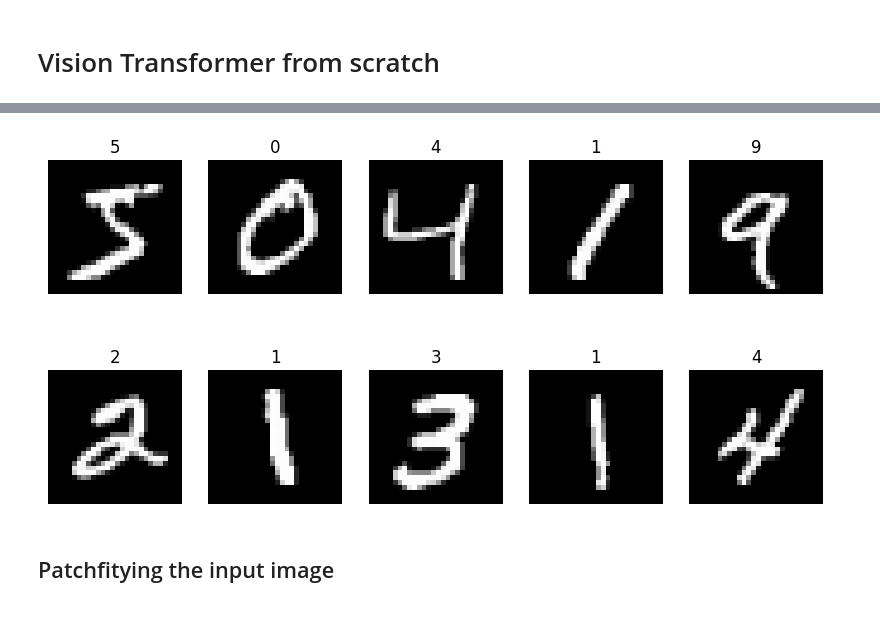
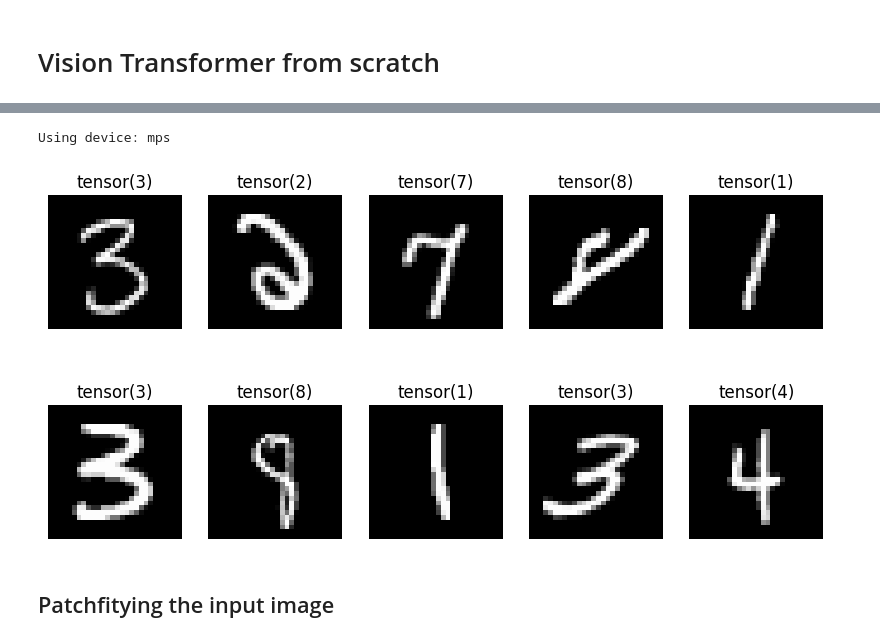
Before and after one commit to amirhossein-razlighi/100_days_of_computer_vision, a Jupyter notebook: FromScratch/ViT/main.ipynb, the cells around one changed output, grey strips where cells are left out. Saved outputs shown, nothing was run; the diff lists cells and outputs as text; code cells hidden in the pictures.

```diff
--- a/FromScratch/ViT/main.ipynb
+++ b/FromScratch/ViT/main.ipynb
@@ -16,27 +22,27 @@ mx.random.seed(0)
-# %%
-# Load the MNIST dataset
-mnist_train_data = load_mnist("./Data/Train", train=True)
-mnist_test_data = load_mnist("./Data/Test", train=False)
-train_loader = (
-    mnist_train_data.shuffle()
-    .to_stream()
-    .key_transform("image", lambda x: x.astype("float32") / 255.0)
-    .batch(128)
-)
-test_loader = (
-    mnist_test_data.to_stream()
-    .key_transform("image", lambda x: x.astype("float32") / 255.0)
-    .batch(128)
-)
-
-plt.figure(figsize=(10, 5))
-for i in range(10):
-    plt.subplot(2, 5, i + 1)
-    plt.imshow(mnist_train_data[i]["image"], cmap="gray")
-    plt.title(mnist_train_data[i]["label"])
-    plt.axis("off")
-# %% [output]
-[figure, removed]
+# %%
+# Load the MNIST dataset
+transform = ToTensor()
+mnist_train = MNIST(root="./data", train=True, download=True, transform=transform)
+mnist_test = MNIST(root="./data", train=False, download=True, transform=transform)
+
+train_loader = DataLoader(mnist_train, batch_size=64, shuffle=True)
+test_loader = DataLoader(mnist_test, batch_size=64, shuffle=False)
+
+device = torch.device("mps" if torch.backends.mps.is_available() else "cpu")
+print(f"Using device: {device}")
+
+plt.figure(figsize=(10, 5))
+for i, batch in enumerate(train_loader):
+    plt.subplot(2, 5, i + 1)
+    x, y = batch
+    plt.imshow(x[0, 0], cmap="gray")
+    plt.title(y[0])
+    plt.axis("off")
+    if i == 9:
+        break
+# %% [output]
+Using device: mps
+[figure, added]
 # %% [markdown]
 ## Patchfitying the input image
 # %%
```
Also changed, not shown: parts of 27 cells of this notebook.
